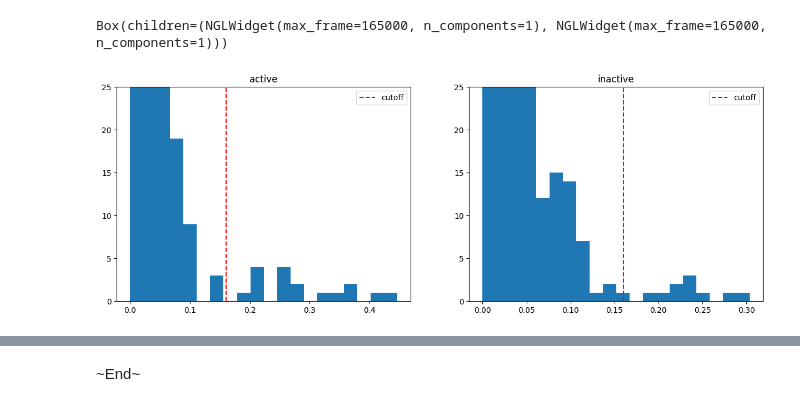
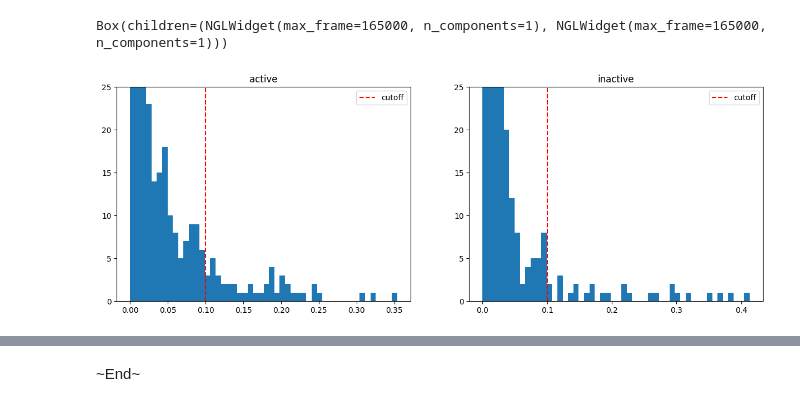
Before and after one commit to StevetheGreek97/MDML, a Jupyter notebook: Examples/MD_ML.ipynb, the cells around one changed output, grey strips where cells are left out. Saved outputs shown, nothing was run; the diff lists cells and outputs as text; code cells hidden in the pictures.

Commit message:
added hist

```diff
--- a/Examples/MD_ML.ipynb
+++ b/Examples/MD_ML.ipynb
@@ -230,21 +237,21 @@ imprt_res_i = np.mean(sal_map_i, axis = 0)
 # %%
 # Frequecy plots
 plt.figure(figsize=(15, 5))
 ax = plt.subplot(1, 2, 1)
-plt.hist(imprt_res_a, bins = 20)
+plt.hist(imprt_res_a, bins = 50)
 plt.title('active')
 plt.ylim(0,25)
-plt.axvline(0.16, color = 'red',  linestyle = '--', label = 'cutoff')
+plt.axvline(0.10, color = 'red',  linestyle = '--', label = 'cutoff')
 plt.legend()
 
 ax = plt.subplot(1, 2, 2)
-plt.hist(imprt_res_i, bins = 20)
+plt.hist(imprt_res_i, bins = 50)
 plt.title('inactive')
 plt.ylim(0,25)
-plt.axvline(0.16, color = 'red',  linestyle = '--', label = 'cutoff')
+plt.axvline(0.10, color = 'red',  linestyle = '--', label = 'cutoff')
 plt.legend()
 plt.show()
 # %% [output]
-[figure, old version]
+[figure, new version]
 # %%
 # Find important residues
```
Also changed, not shown: parts of 10 cells of this notebook.
